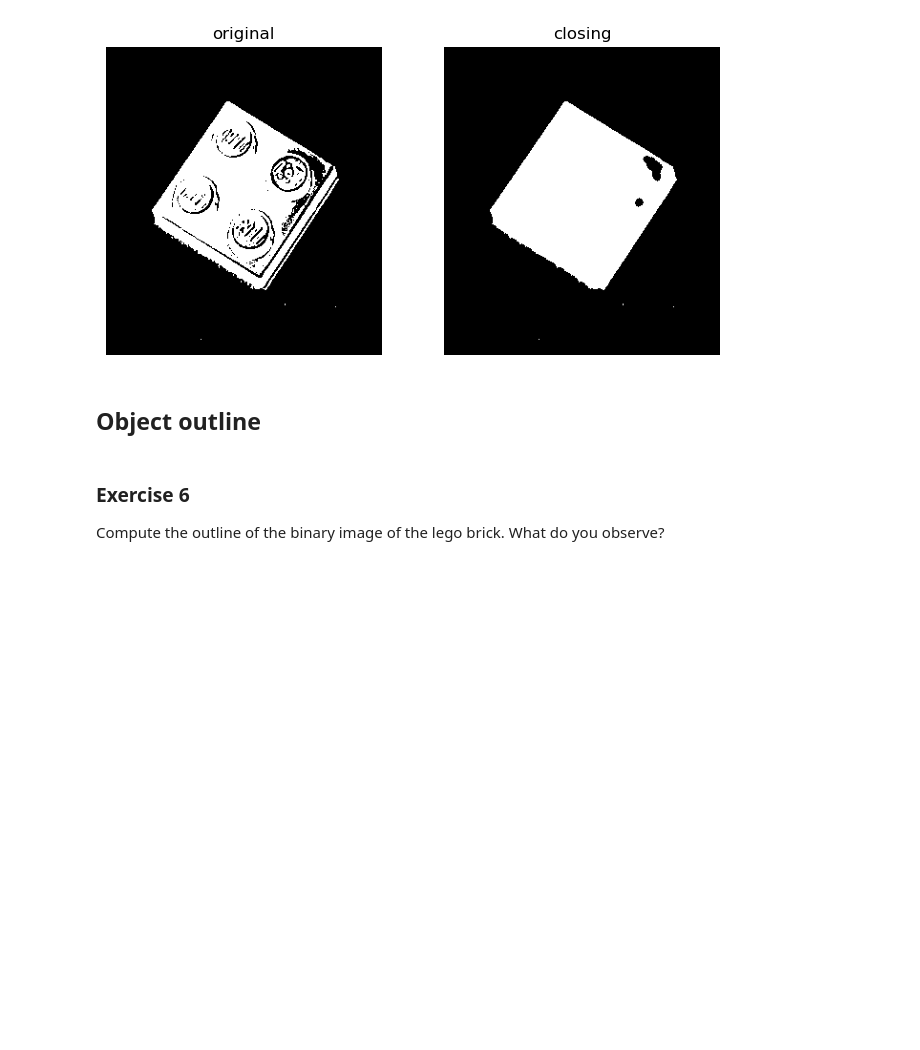
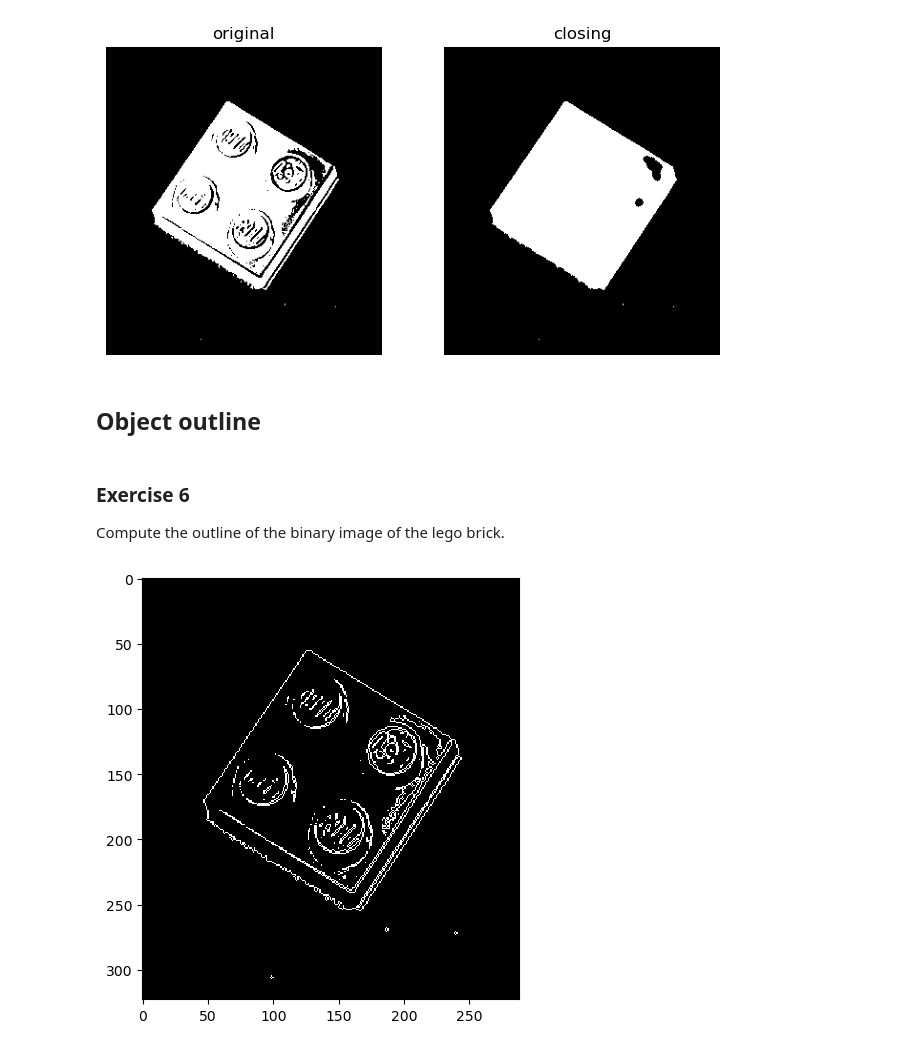
Before and after one commit to NajaJean/DTUImageAnalysis, a Jupyter notebook: exercises/ex4b-ImageMorphology/04_ImageMorphology.ipynb, the cells around one changed output. Cells and saved outputs as stored; diff of their text form; code cells hidden in the pictures; blank space fills up the shorter version.

```diff
--- a/exercises/ex4b-ImageMorphology/04_ImageMorphology.ipynb
+++ b/exercises/ex4b-ImageMorphology/04_ImageMorphology.ipynb
@@ -109,4 +133,9 @@ def compute_outline(bin_img):
     return outline
 # %% [markdown]
 ### Exercise 6
-Compute the outline of the binary image of the lego brick. What do you observe?
+Compute the outline of the binary image of the lego brick.
+# %%
+io.imshow(compute_outline(bin_img))
+io.show()
+# %% [output]
+[figure, added]
```
Also changed, not shown: parts of 31 cells of this notebook, 3 other files.
